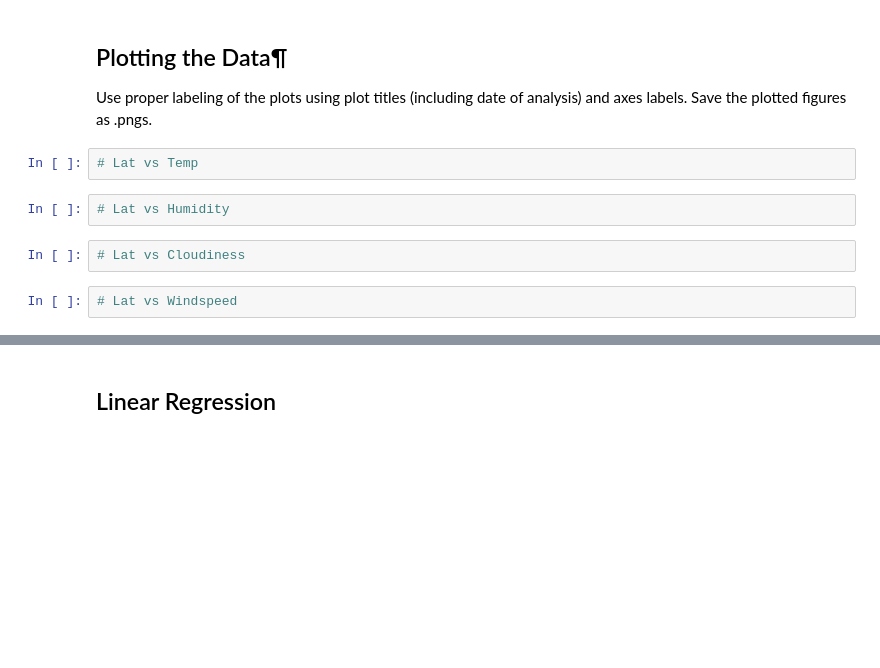
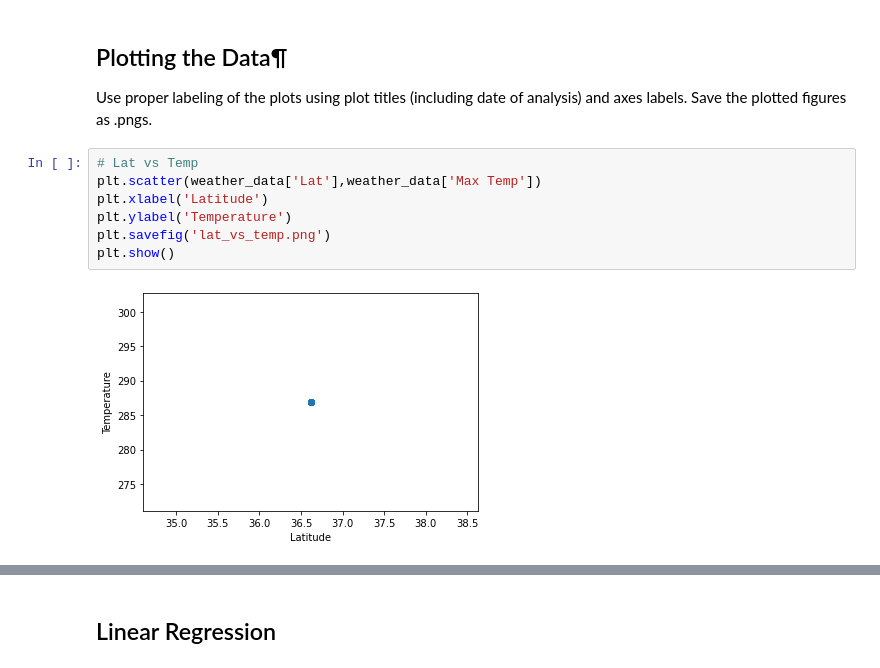
Before and after one commit to jhurley684/06-Python-APIs, a Jupyter notebook: starter_code/WeatherPy_Assignment.ipynb, the cells around one changed output, grey strips where cells are left out. Drawn from its saved outputs; the diff is of its cells as text; blank space fills up the shorter version.

Commit message:
Includes through data plotting

```diff
--- a/starter_code/WeatherPy_Assignment.ipynb
+++ b/starter_code/WeatherPy_Assignment.ipynb
@@ -161,11 +170,12 @@ Skip this step if there are no cities that have humidity > 100%.
 ## Plotting the Data¶
 Use proper labeling of the plots using plot titles (including date of analysis) and axes labels.
 Save the plotted figures as .pngs.
-# %%
-# Lat vs Temp
-# %%
-# Lat vs Humidity
-# %%
-# Lat vs Cloudiness
-# %%
-# Lat vs Windspeed
+# %%
+# Lat vs Temp
+plt.scatter(weather_data['Lat'],weather_data['Max Temp'])
+plt.xlabel('Latitude')
+plt.ylabel('Temperature')
+plt.savefig('lat_vs_temp.png')
+plt.show()
+# %% [output]
+[figure, added]
```
Also changed, not shown: parts of 11 cells of this notebook, 4 other files.
